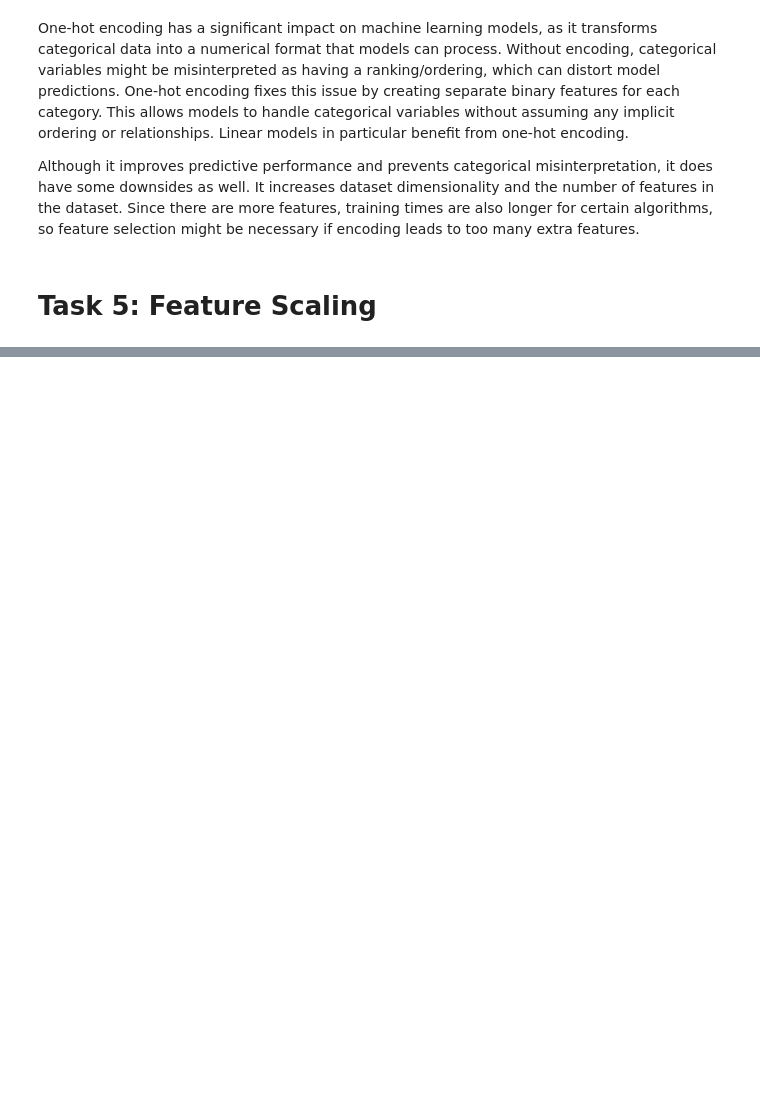
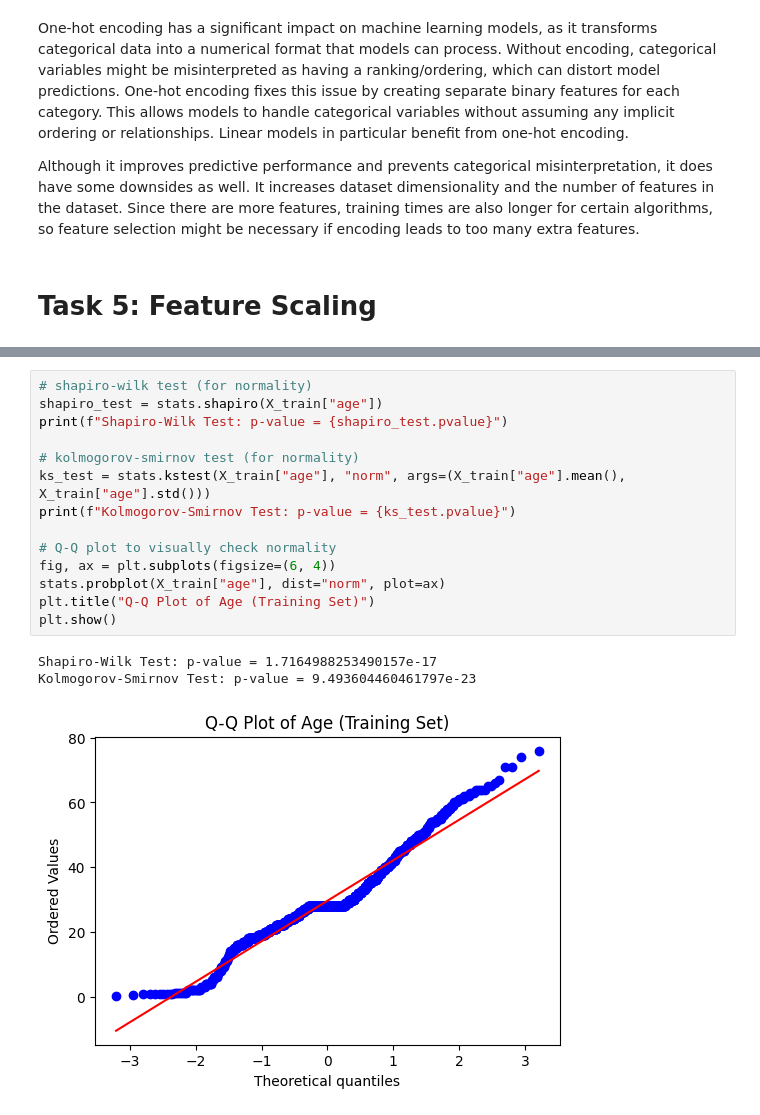
Before and after one commit to hibbakamas/ML-fundamentals-2025, a Jupyter notebook: assignment_1_Hibba_Kamas.ipynb, the cells around one changed output, grey strips where cells are left out. Drawn from its saved outputs; the diff is of its cells as text; blank space fills up the shorter version.

```diff
--- a/assignment_1_Hibba_Kamas.ipynb
+++ b/assignment_1_Hibba_Kamas.ipynb
@@ -525,0 +552,18 @@ Although it improves predictive performance and prevents categorical misinterpre
+# %%
+# shapiro-wilk test (for normality)
+shapiro_test = stats.shapiro(X_train["age"])
+print(f"Shapiro-Wilk Test: p-value = {shapiro_test.pvalue}")
+
+# kolmogorov-smirnov test (for normality)
+ks_test = stats.kstest(X_train["age"], "norm", args=(X_train["age"].mean(), X_train["age"].std()))
+print(f"Kolmogorov-Smirnov Test: p-value = {ks_test.pvalue}")
+
+# Q-Q plot to visually check normality
+fig, ax = plt.subplots(figsize=(6, 4))
+stats.probplot(X_train["age"], dist="norm", plot=ax)
+plt.title("Q-Q Plot of Age (Training Set)")
+plt.show()
+# %% [output]
+Shapiro-Wilk Test: p-value = 1.7164988253490157e-17
+Kolmogorov-Smirnov Test: p-value = 9.493604460461797e-23
+[figure, added]
```
Also changed, not shown: parts of 8 cells of this notebook.
